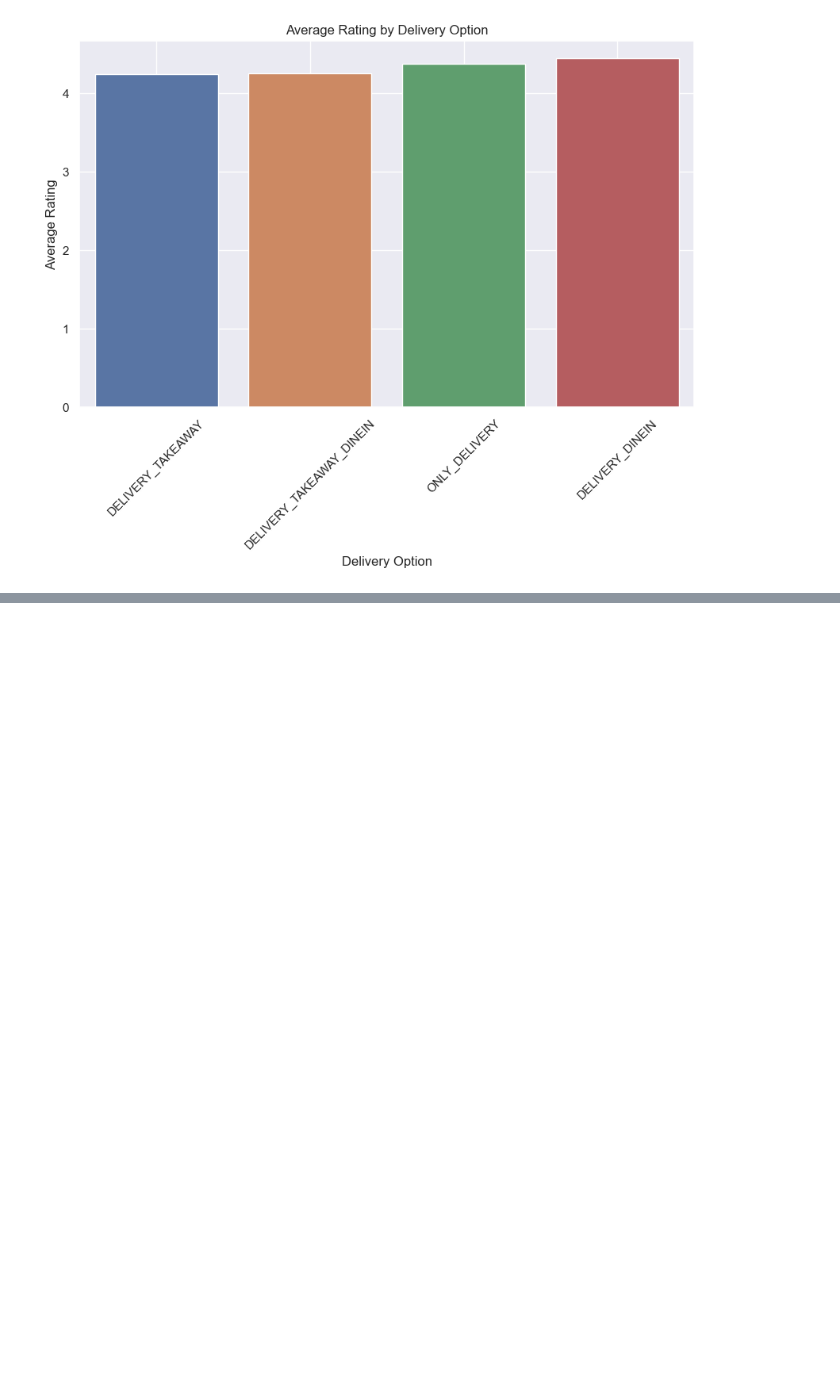
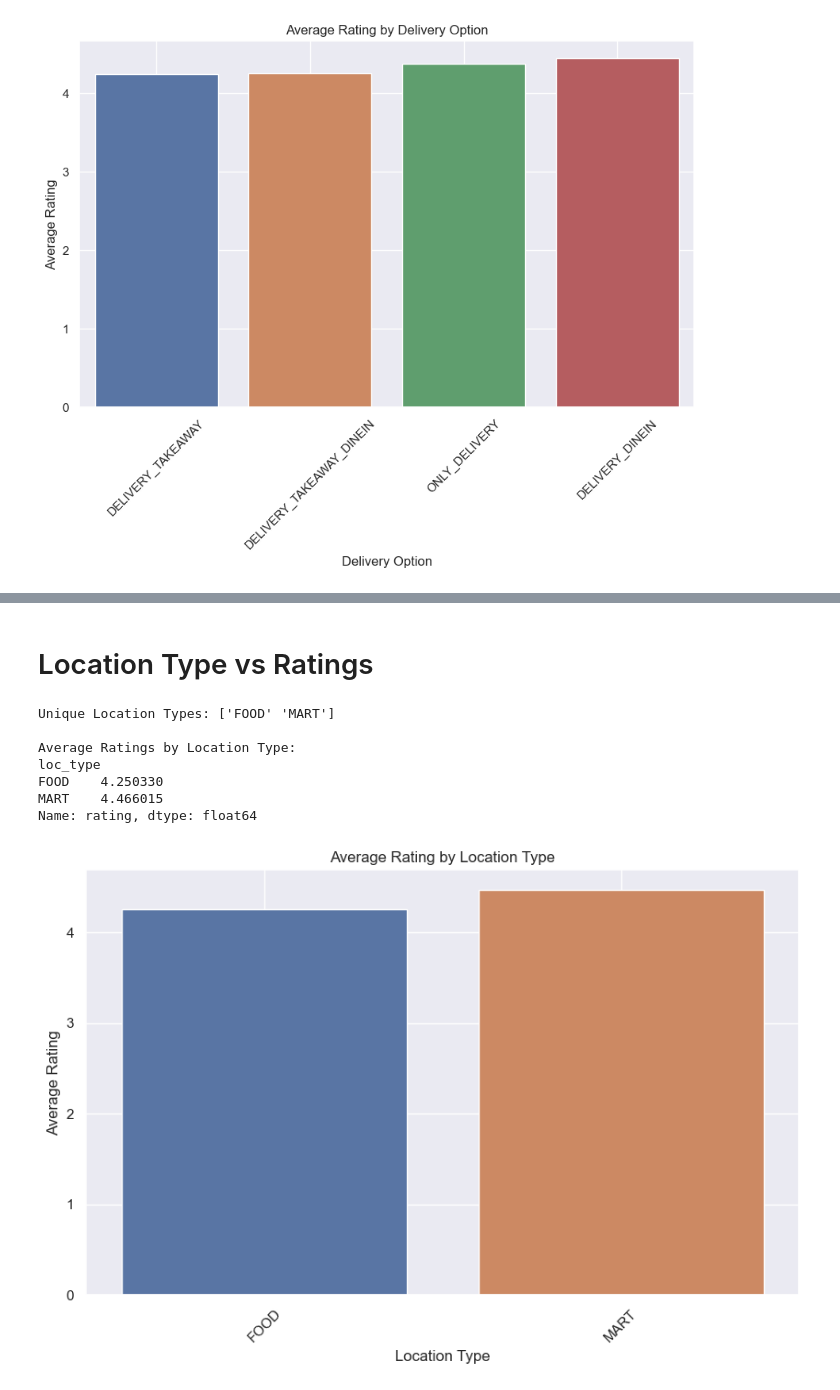
Before and after one commit to KCCHONG1997/ntu-grabsg-datasci-miniproject, a Jupyter notebook: Correlation Analysis.ipynb, the cells around one changed output, grey strips where cells are left out. Cells and saved outputs as stored; diff of their text form; code cells hidden in the pictures; blank space fills up the shorter version.

```diff
--- a/Correlation Analysis.ipynb
+++ b/Correlation Analysis.ipynb
@@ -463,0 +464,32 @@ The regression model, post-encoding, achieved a **Mean Squared Error (MSE) of ap
+# %% [markdown]
+# Location Type vs Ratings
+# %%
+# Inspect the unique categories in the 'loc_type' column
+unique_location_types = data['loc_type'].unique()
+
+# Calculate the average rating for each location type
+average_ratings_by_location_type = data.groupby('loc_type')['rating'].mean().sort_values()
+
+# Display the unique location types and their corresponding average ratings
+print("Unique Location Types:", unique_location_types)
+print("\nAverage Ratings by Location Type:")
+print(average_ratings_by_location_type)
+
+# Plotting the relationship
+plt.figure(figsize=(10, 6))
+sns.barplot(x=average_ratings_by_location_type.index, y=average_ratings_by_location_type.values)
+plt.title('Average Rating by Location Type')
+plt.xlabel('Location Type')
+plt.ylabel('Average Rating')
+plt.xticks(rotation=45)
+plt.grid(True)
+plt.show()
+# %% [output]
+Unique Location Types: ['FOOD' 'MART']
+
+Average Ratings by Location Type:
+loc_type
+FOOD    4.250330
+MART    4.466015
+Name: rating, dtype: float64
+[figure, added]
```
Also changed, not shown: parts of 27 cells of this notebook.
